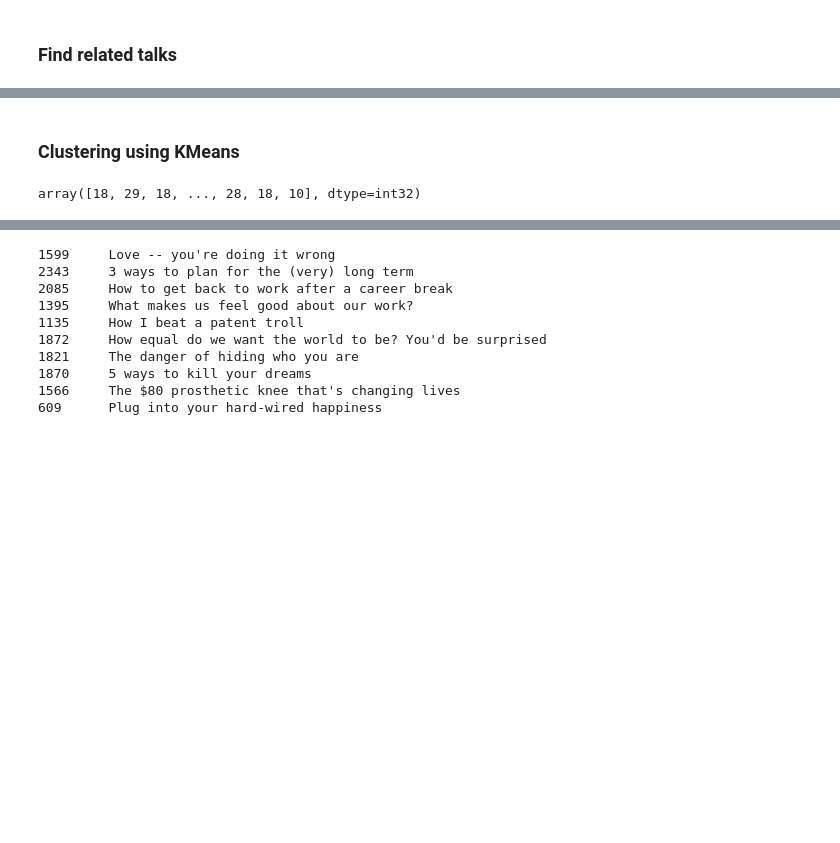
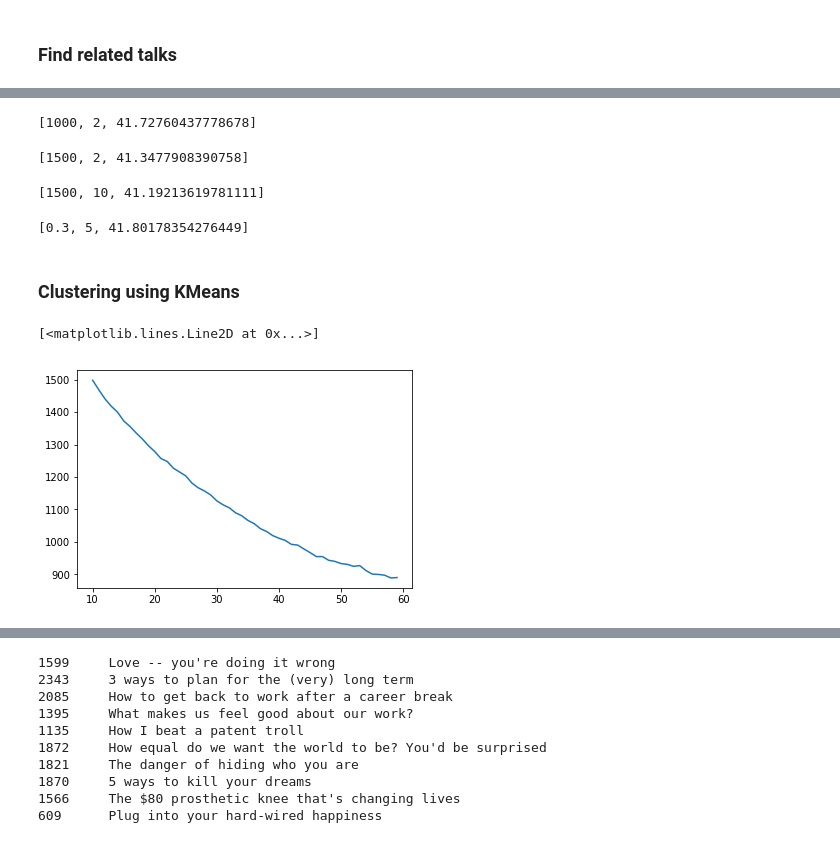
Before and after one commit to sealoving/Liang_Metis, a Jupyter notebook: Project_4/P4_clustering_LSA.ipynb, the cells around one changed output, grey strips where cells are left out. Cells and saved outputs as stored; diff of their text form; code cells hidden in the pictures; blank space fills up the shorter version.

```diff
--- a/Project_4/P4_clustering_LSA.ipynb
+++ b/Project_4/P4_clustering_LSA.ipynb
@@ -153,0 +193,20 @@ for k in range(len(df_related)):
+# %%
+tree = kdtree.KDTree(X, leaf_size=10)
+scores = []
+matches = []
+for N in range(2467):
+    # N = 1
+    if N%100==0:
+        print(N)
+    dist, ind = tree.query([X[N]], k=20)
+    list1 = []
+    for i in ind[0]:
+        list1.append(df_all.iloc[i].title)
+    list2 = []
+    df_related = pd.DataFrame(eval(df_all.iloc[N]['related_talks']))
+    for k in range(len(df_related)):
+        items = list(df_all[df_all['title']==df_related.iloc[k]['title']].title)
+        if len(items)>0:
+            list2.append(items[0])
+    scores.append(match_score(list1,list2)[0])
+    matches.append(match_score(list1,list2)[1])
@@ -154,43 +251,55 @@ for k in range(len(df_related)):
+# %%
+print([max_df,min_df,sum(scores)/2467])
+# %% [output]
+[1000, 2, 41.72760437778678]
+# %%
+print([max_df,min_df,sum(scores)/2467])
+# %% [output]
+[1500, 2, 41.3477908390758]
+# %%
+print([max_df,min_df,sum(scores)/2467])
+# %% [output]
+[1500, 10, 41.19213619781111]
+# %%
+print([max_df,min_df,sum(scores)/2467])
+# %% [output]
+[0.3, 5, 41.80178354276449]
 # %% [markdown]
 ### Clustering using KMeans
 # %%
 from sklearn.cluster import KMeans
 from sklearn import metrics
 from sklearn.metrics import pairwise_distances
 from sklearn.metrics import silhouette_score
 from sklearn import cluster
 
 n_clusters = 50
 
 # ward = cluster.AgglomerativeClustering(
 #     n_clusters=n_clusters, linkage='ward',
 #     connectivity=connectivity)
-spectral = cluster.SpectralClustering(
-    n_clusters=n_clusters, eigen_solver='arpack',
-    affinity="nearest_neighbors")
-Xp = spectral.fit_predict(X)
+# spectral = cluster.SpectralClustering(
+#     n_clusters=n_clusters, eigen_solver='arpack',
+#     affinity="nearest_neighbors")
+# Xp = spectral.fit_predict(X)
 # dbscan = cluster.DBSCAN(eps=params['eps'])
 
 # km = KMeans(n_clusters=50)
 # Xt = km.fit_transform(X)
 
 # mu_docs = km.cluster_centers_
 # plt.plot(mu_docs.transpose())
 
 # silhouette_score(X, km.labels_, metric='euclidean')
 
-# sil_scores = []
-# iner_scores = []
-# ks = range(2,20)
-# for k in ks:
-#     km = KMeans(n_clusters=k)
-#     km.fit(X)
-#     sil_scores.append(silhouette_score(X, km.labels_, metric='euclidean'))
-#     iner_scores.append(km.inertia_)
-
-# plt.plot(ks,sil_scores)
-# plt.plot(ks,iner_scores)
+sil_scores = []
+iner_scores = []
+ks = range(10,60)
+for k in ks:
+    km = KMeans(n_clusters=k)
+    km.fit(X)
+    sil_scores.append(silhouette_score(X, km.labels_, metric='euclidean'))
+    iner_scores.append(km.inertia_)
+# %% [output]
+[<matplotlib.lines.Line2D at 0x...>]
+[figure, added]
-# %%
-Xp.
-# %% [output]
-array([18, 29, 18, ..., 28, 18, 10], dtype=int32)
```
Also changed, not shown: parts of 24 cells of this notebook, 3 other files.
